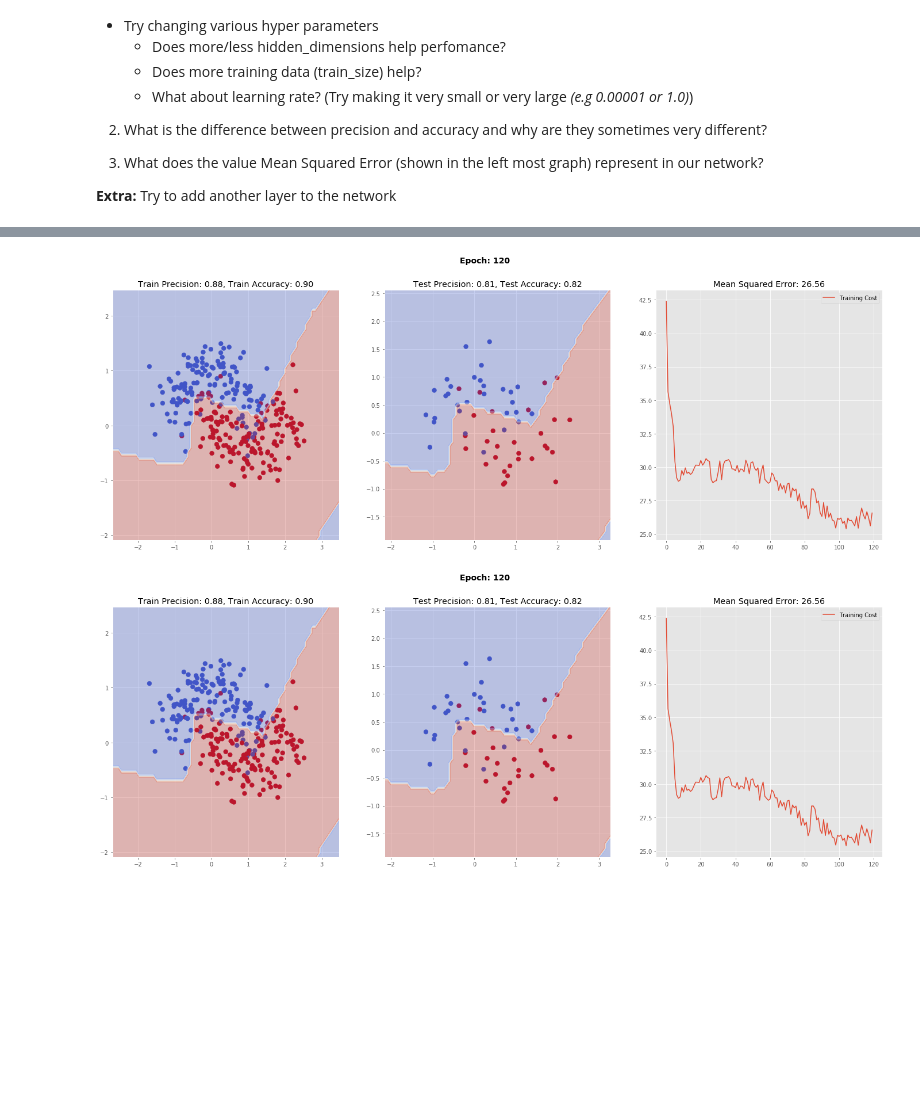
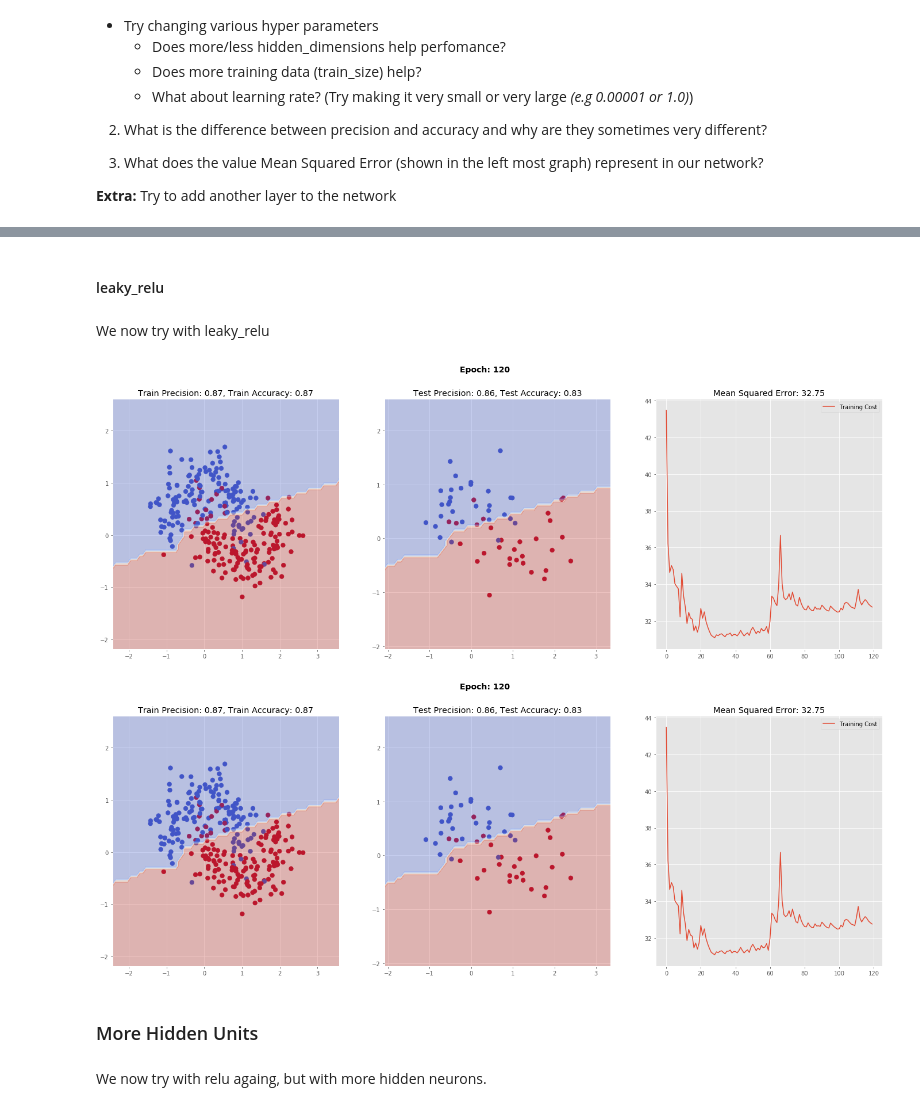
Before and after one commit to A-T-Kristensen/02456-deep-learning, a Jupyter notebook: notebooks/lab1_Introduction/2.OPT_Pure_Python.ipynb, the cells around one changed output, grey strips where cells are left out. Drawn from its saved outputs; the diff is of its cells as text; code cells hidden in the pictures; blank space fills up the shorter version.

```diff
--- a/notebooks/lab1_Introduction/2.OPT_Pure_Python.ipynb
+++ b/notebooks/lab1_Introduction/2.OPT_Pure_Python.ipynb
@@ -503,14 +511,4 @@ train_with_animation(train_data, test_data, epochs=epochs, learning_rate=learnin
 # %%
-np.random.seed(0)
-
-input_dimensions = 2 # N.B - This is fixed in our case
-hidden_dimensions = 10
-output_dimensions = 2 # N.B - This is fixed in our case
-
-epochs = 120
-plot_steps = 5
-learning_rate = 0.1
-
 # We have
 # sigmoid
 # tanh
@@ -544,42 +542,33 @@ train_with_animation(train_data, test_data, epochs=epochs, learning_rate=learnin
+# %% [markdown]
+#### leaky_relu
+# %% [markdown]
+We now try with leaky_relu
 # %%
-np.random.seed(0)
-
-input_dimensions = 2 # N.B - This is fixed in our case
-hidden_dimensions = 10
-output_dimensions = 2 # N.B - This is fixed in our case
-
-epochs = 120
-plot_steps = 5
-learning_rate = 0.1
-
-# We have
-# sigmoid
-# tanh
-# relu
-# leaky_relu
-# elu
-# selu
-
 activation_func = leaky_relu
 activation_func_derivative = leaky_relu_derivative
 
 # Should clean this up later.
-def predict(X):
+def predict(X):np.random.seed(0)
+
     predictions = []
 
     for x in X:
         pred = forward_propagation(x, activation_func)
         pred = np.argmax(pred)
         predictions.append(pred)
     return np.array(predictions)
 
 input_nodes, hidden_nodes, output_nodes,\
     input_activations, hidden_activations, output_activations,\
     input_weights, output_weights,\
     input_stepsize, output_stepsize = initialize(input_dimensions, hidden_dimensions, output_dimensions)
 
 train_with_animation(train_data, test_data, epochs=epochs, learning_rate=learning_rate, plot_step=plot_steps, activation_func = activation_func, activation_func_derivative = activation_func_derivative)
 # %% [output]
-[figure, old version]
+[figure, new version]
-[figure, old version]
+[figure, new version]
+# %% [markdown]
+### More Hidden Units
+# %% [markdown]
+We now try with relu againg, but with more hidden neurons.
 # %%
```
Also changed, not shown: parts of 8 cells of this notebook, 2 other files.
